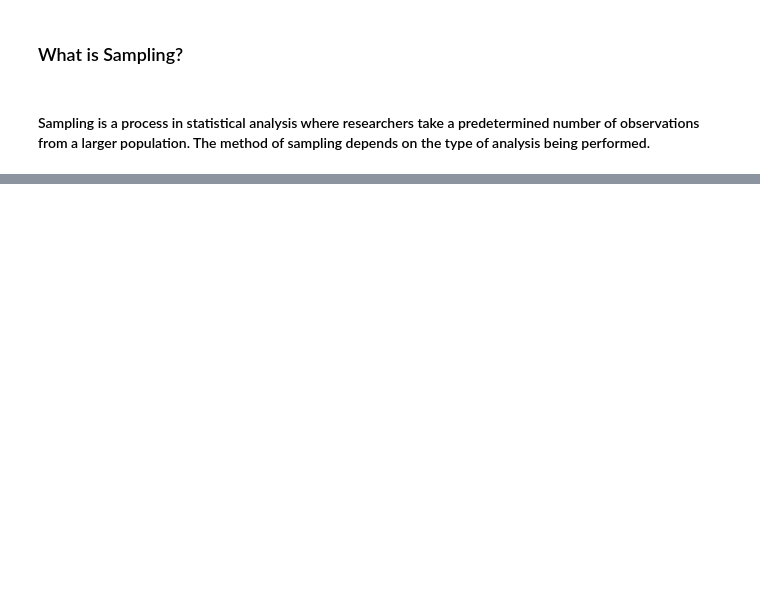
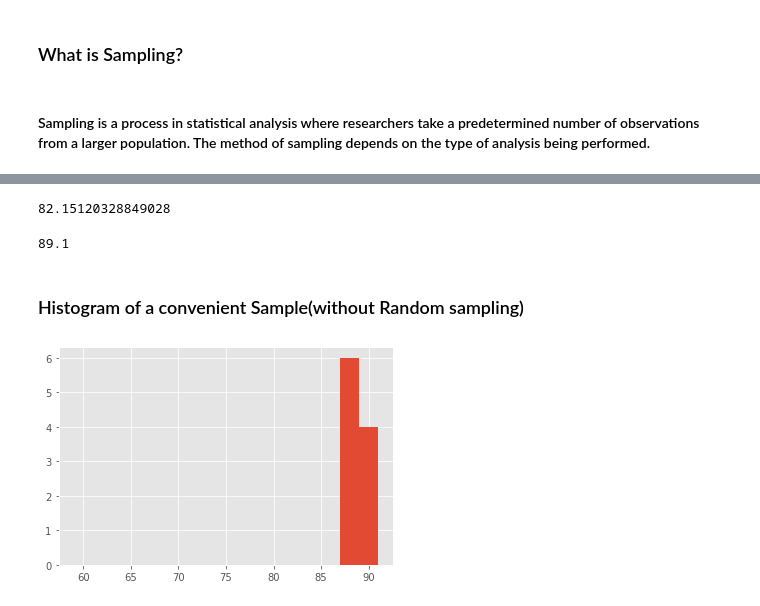
Before and after one commit to Amir-UL-Islam/Machine-Learning-Notebooks, a Jupyter notebook: Statistics/sampling.ipynb, the cells around one changed output, grey strips where cells are left out. Drawn from its saved outputs; the diff is of its cells as text; code cells hidden in the pictures; blank space fills up the shorter version.

```diff
--- a/Statistics/sampling.ipynb
+++ b/Statistics/sampling.ipynb
@@ -1,6 +1,16 @@
 # %%
 import pandas as pd
 import numpy as np
+import matplotlib.pyplot as plt
+import seaborn as sns
+
+# For show all columns and full value of columns
+pd.set_option('display.max_columns', None)
+pd.set_option('display.max_colwidth',300)
+
+# Colors
+color_pal = sns.color_palette()
+plt.style.use('ggplot')
 # %% [markdown]
 ### What is Sampling?
 # %% [markdown]
@@ -33,0 +43,16 @@ df_coffee.head()
+# %%
+df_coffee['total_cup_points'].mean()
+# %% [output]
+82.15120328849028
+# %%
+first_10_df_coffee = df_coffee.head(10)
+first_10_df_coffee['total_cup_points'].mean()
+# %% [output]
+89.1
+# %% [markdown]
+### Histogram of a convenient Sample(without Random sampling)
+# %%
+first_10_df_coffee['total_cup_points'].hist(bins=np.arange(59, 93, 2))
+plt.show()
+# %% [output]
+[figure, added]
```
Also changed, not shown: parts of 25 cells of this notebook, 12 other files.
